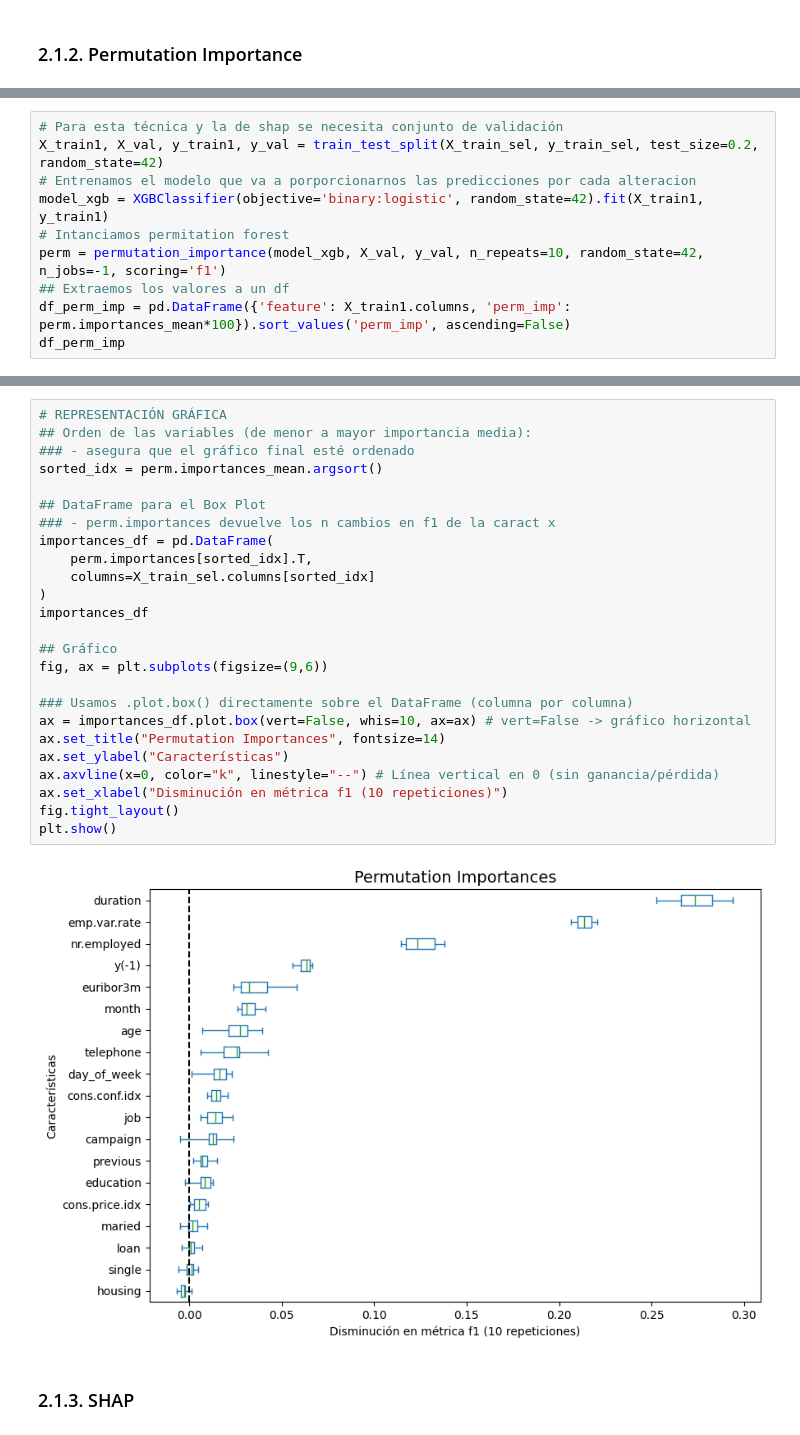
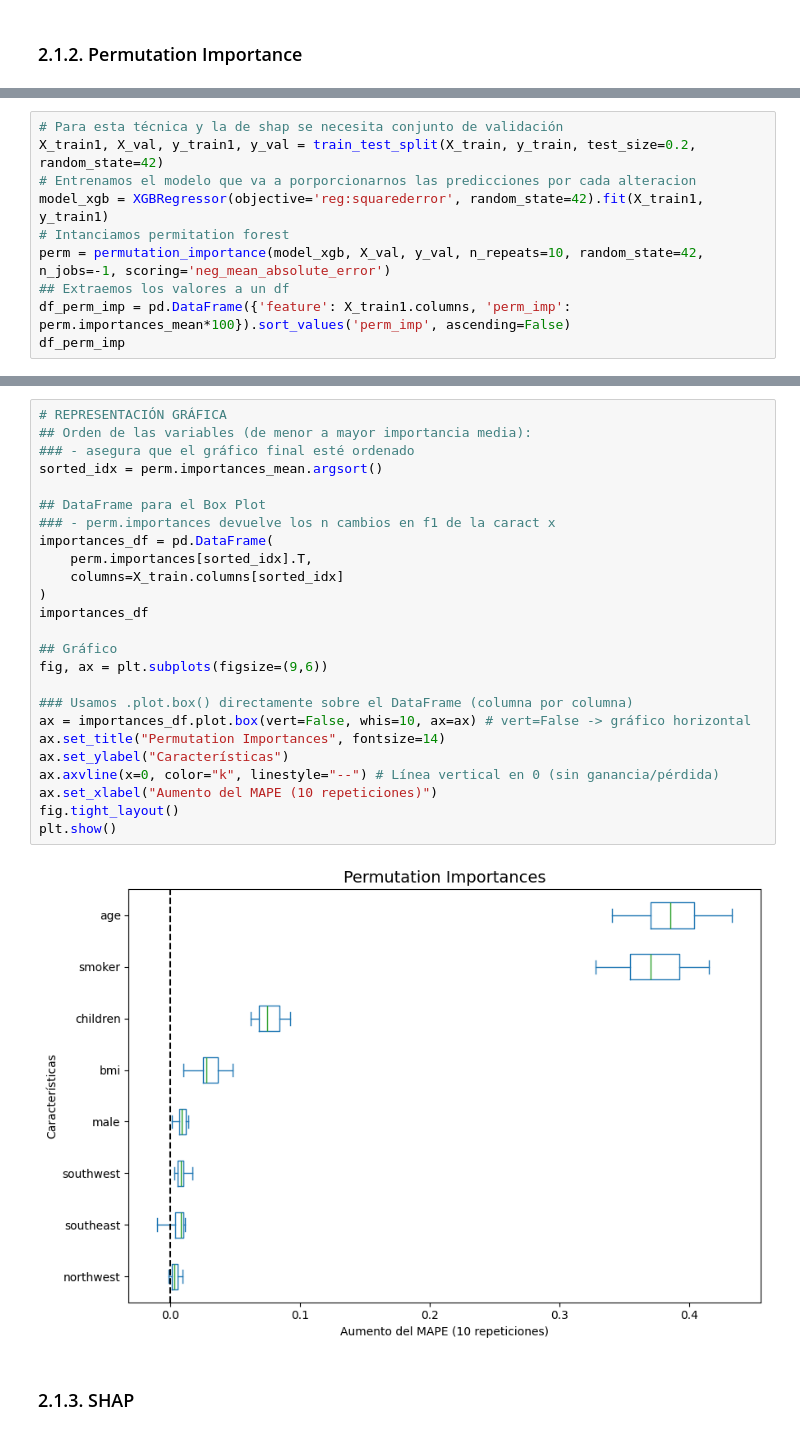
Before and after one commit to jjimvar/intro-ml, a Jupyter notebook: src/02-regression.ipynb, the cells around one changed output, grey strips where cells are left out. Drawn from its saved outputs; the diff is of its cells as text.

```diff
--- a/src/02-regression.ipynb
+++ b/src/02-regression.ipynb
@@ -599,10 +577,10 @@ Fuente: https://scikit-learn.org/stable/modules/generated/sklearn.inspection.per
 # %%
 # Para esta técnica y la de shap se necesita conjunto de validación
-X_train1, X_val, y_train1, y_val = train_test_split(X_train_sel, y_train_sel, test_size=0.2, random_state=42)
+X_train1, X_val, y_train1, y_val = train_test_split(X_train, y_train, test_size=0.2, random_state=42)
 # Entrenamos el modelo que va a porporcionarnos las predicciones por cada alteracion
-model_xgb = XGBClassifier(objective='binary:logistic', random_state=42).fit(X_train1, y_train1)
+model_xgb = XGBRegressor(objective='reg:squarederror', random_state=42).fit(X_train1, y_train1)
 # Intanciamos permitation forest
-perm = permutation_importance(model_xgb, X_val, y_val, n_repeats=10, random_state=42, n_jobs=-1, scoring='f1')
+perm = permutation_importance(model_xgb, X_val, y_val, n_repeats=10, random_state=42, n_jobs=-1, scoring='neg_mean_absolute_error')
 ## Extraemos los valores a un df
 df_perm_imp = pd.DataFrame({'feature': X_train1.columns, 'perm_imp': perm.importances_mean*100}).sort_values('perm_imp', ascending=False)
 df_perm_imp
@@ -627,29 +597,29 @@ df_perm_imp
 # %%
 # REPRESENTACIÓN GRÁFICA
 ## Orden de las variables (de menor a mayor importancia media):
 ### - asegura que el gráfico final esté ordenado
 sorted_idx = perm.importances_mean.argsort()
 
 ## DataFrame para el Box Plot
 ### - perm.importances devuelve los n cambios en f1 de la caract x
 importances_df = pd.DataFrame(
     perm.importances[sorted_idx].T,
-    columns=X_train_sel.columns[sorted_idx]
+    columns=X_train.columns[sorted_idx]
 )
 importances_df
 
 ## Gráfico
 fig, ax = plt.subplots(figsize=(9,6))
 
 ### Usamos .plot.box() directamente sobre el DataFrame (columna por columna)
 ax = importances_df.plot.box(vert=False, whis=10, ax=ax) # vert=False -> gráfico horizontal
 ax.set_title("Permutation Importances", fontsize=14)
 ax.set_ylabel("Características")
 ax.axvline(x=0, color="k", linestyle="--") # Línea vertical en 0 (sin ganancia/pérdida)
-ax.set_xlabel("Disminución en métrica f1 (10 repeticiones)")
+ax.set_xlabel("Aumento del MAPE (10 repeticiones)")
 fig.tight_layout()
 plt.show()
 # %% [output]
-[figure, old version]
+[figure, new version]
 # %% [markdown]
 ### 2.1.3. SHAP
```
Also changed, not shown: parts of 87 cells of this notebook, 2 other files.
